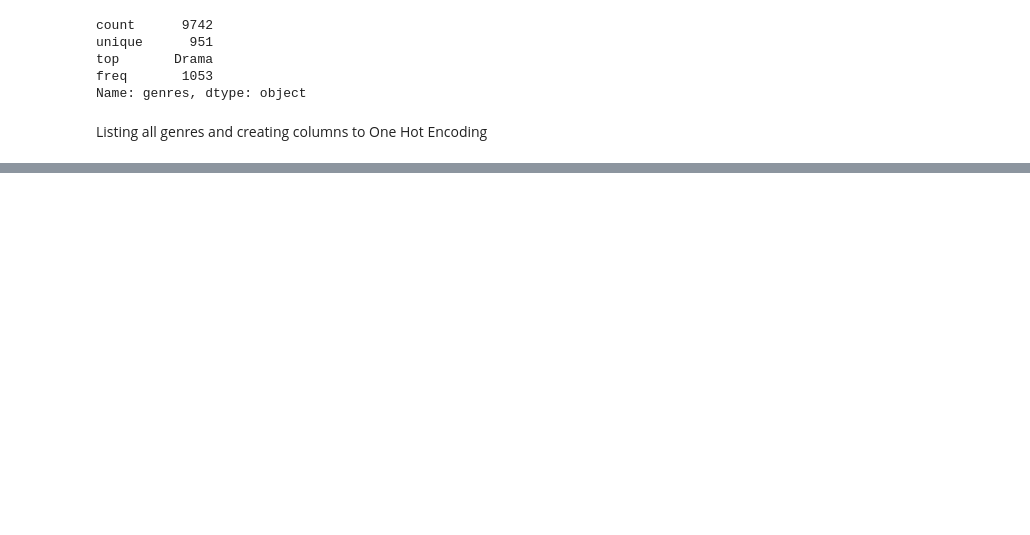
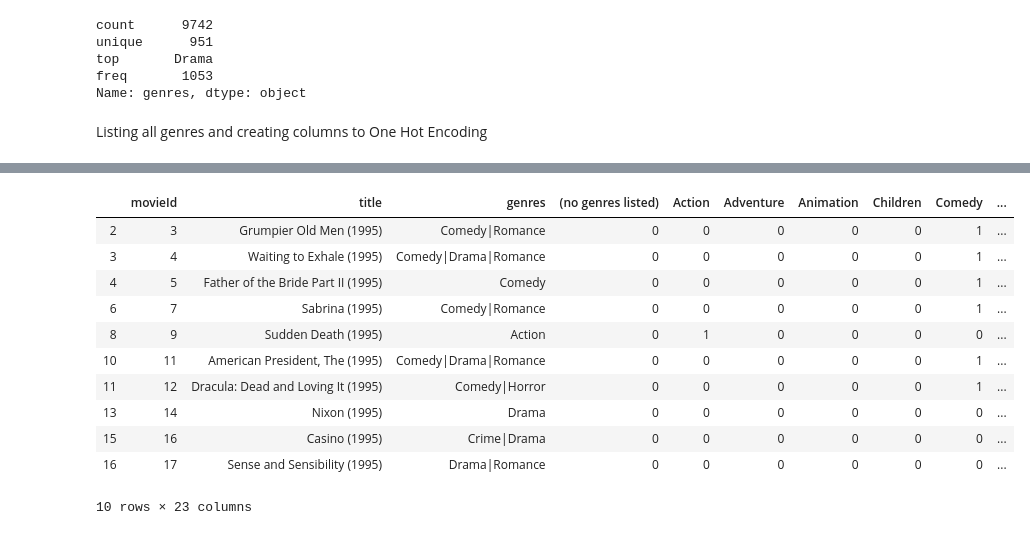
Before and after one commit to lucasrcsantana/training-ml, a Jupyter notebook: ML - Intro to unsupervisioned algorithms.ipynb, the cells around one changed output, grey strips where cells are left out. Cells and saved outputs as stored; diff of their text form; code cells hidden in the pictures; blank space fills up the shorter version.

```diff
--- a/ML - Intro to unsupervisioned algorithms.ipynb
+++ b/ML - Intro to unsupervisioned algorithms.ipynb
@@ -85,0 +96,2 @@ df.describe()
+# %%
+scaler = StandardScaler()
@@ -85,0 +175,19 @@ df.describe()
+# %%
+grupo = 0
+
+filtro = model.labels_ == grupo
+
+df[filtro].head(10)
+# %% [output]
+|  | movieId | title | genres | (no genres listed) | Action | Adventure | Animation | Children | Comedy | ... |
+| 2 | 3 | Grumpier Old Men (1995) | Comedy|Romance | 0 | 0 | 0 | 0 | 0 | 1 | ... |
+| 3 | 4 | Waiting to Exhale (1995) | Comedy|Drama|Romance | 0 | 0 | 0 | 0 | 0 | 1 | ... |
+| 4 | 5 | Father of the Bride Part II (1995) | Comedy | 0 | 0 | 0 | 0 | 0 | 1 | ... |
+| 6 | 7 | Sabrina (1995) | Comedy|Romance | 0 | 0 | 0 | 0 | 0 | 1 | ... |
+| 8 | 9 | Sudden Death (1995) | Action | 0 | 1 | 0 | 0 | 0 | 0 | ... |
+| 10 | 11 | American President, The (1995) | Comedy|Drama|Romance | 0 | 0 | 0 | 0 | 0 | 1 | ... |
+| 11 | 12 | Dracula: Dead and Loving It (1995) | Comedy|Horror | 0 | 0 | 0 | 0 | 0 | 1 | ... |
+| 13 | 14 | Nixon (1995) | Drama | 0 | 0 | 0 | 0 | 0 | 0 | ... |
+| 15 | 16 | Casino (1995) | Crime|Drama | 0 | 0 | 0 | 0 | 0 | 0 | ... |
+| 16 | 17 | Sense and Sensibility (1995) | Drama|Romance | 0 | 0 | 0 | 0 | 0 | 0 | ... |
+10 rows × 23 columns
```
Also changed, not shown: parts of 27 cells of this notebook.
